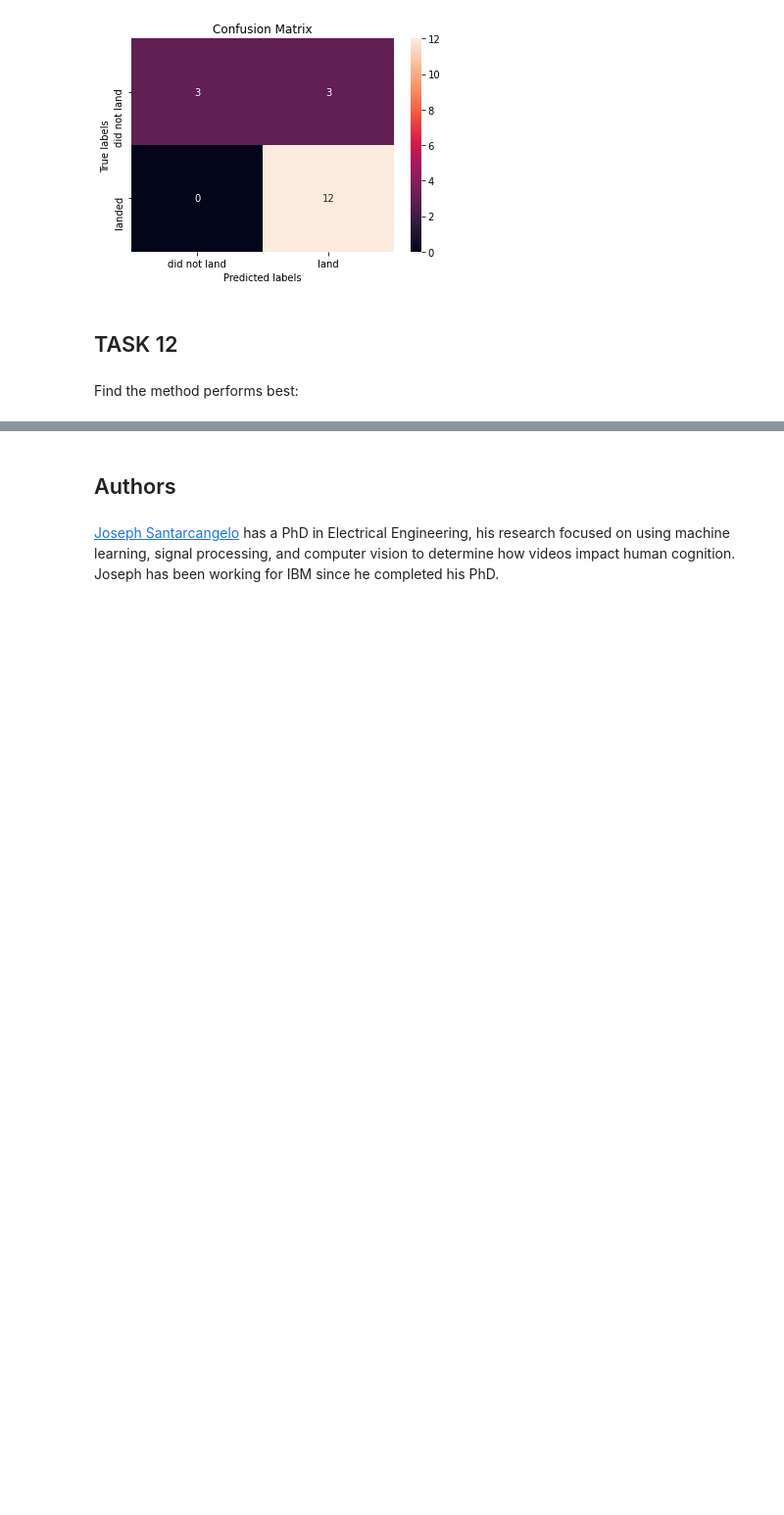
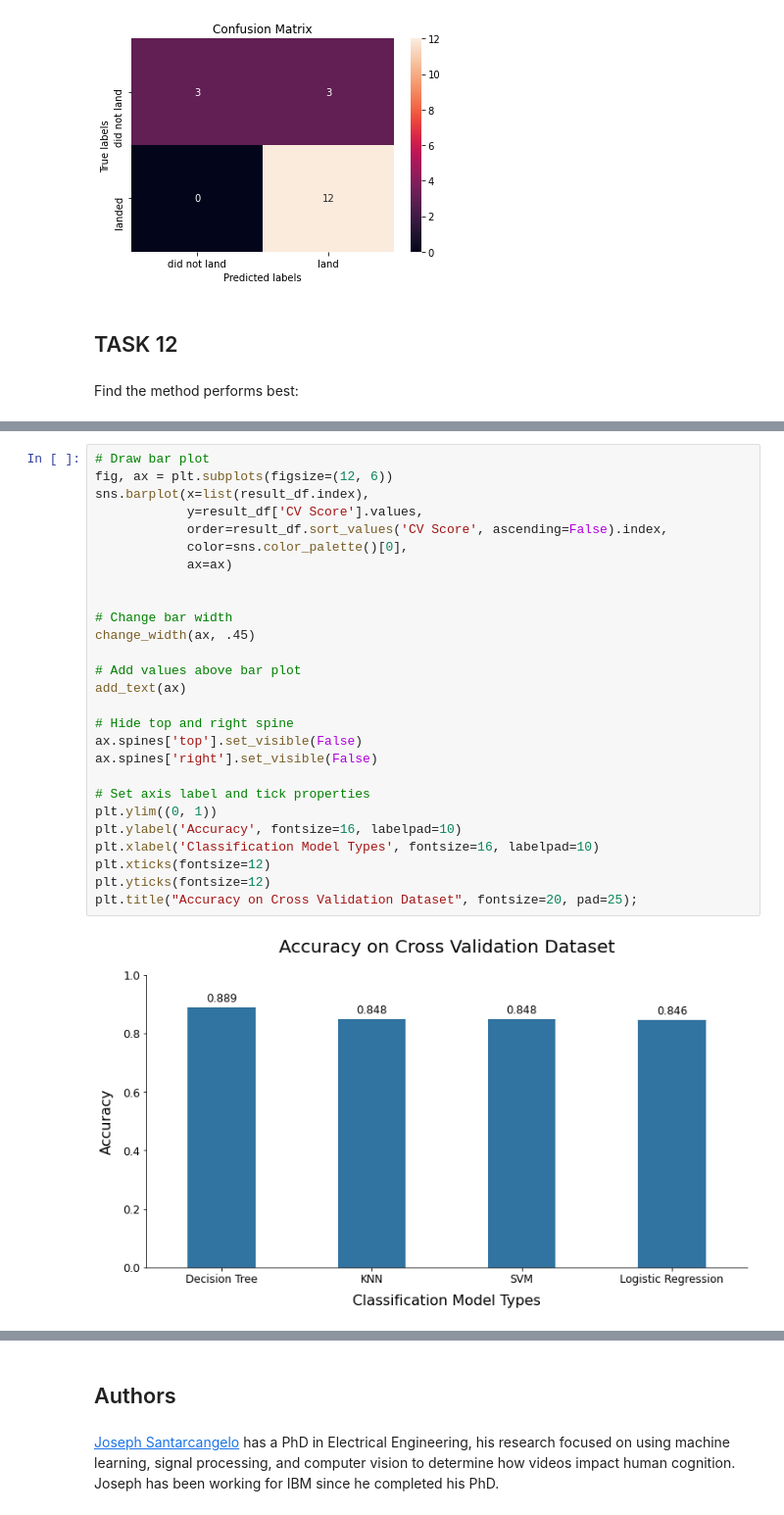
Before and after one commit to LuanaHerllainLopes/CertificateIBM_DataScience, a Jupyter notebook: SpaceX_Machine Learning Prediction_Part_5.ipynb, the cells around one changed output, grey strips where cells are left out. Shown: that part at 98% size. Drawn from its saved outputs; the diff is of its cells as text; blank space fills up the shorter version.

```diff
--- a/SpaceX_Machine Learning Prediction_Part_5.ipynb
+++ b/SpaceX_Machine Learning Prediction_Part_5.ipynb
@@ -353,0 +452,29 @@ In the KNN, decision tree and SVM methods we found the same results, making it i
+# %%
+# Draw bar plot
+fig, ax = plt.subplots(figsize=(12, 6))
+sns.barplot(x=list(result_df.index),
+            y=result_df['CV Score'].values,
+            order=result_df.sort_values('CV Score', ascending=False).index,
+            color=sns.color_palette()[0],
+            ax=ax)
+
+
+# Change bar width
+change_width(ax, .45)
+
+# Add values above bar plot
+add_text(ax)
+
+# Hide top and right spine
+ax.spines['top'].set_visible(False)
+ax.spines['right'].set_visible(False)
+
+# Set axis label and tick properties
+plt.ylim((0, 1))
+plt.ylabel('Accuracy', fontsize=16, labelpad=10)
+plt.xlabel('Classification Model Types', fontsize=16, labelpad=10)
+plt.xticks(fontsize=12)
+plt.yticks(fontsize=12)
+plt.title("Accuracy on Cross Validation Dataset", fontsize=20, pad=25);
+# %% [output]
+[figure, added]
```
Also changed, not shown: parts of 16 cells of this notebook.
